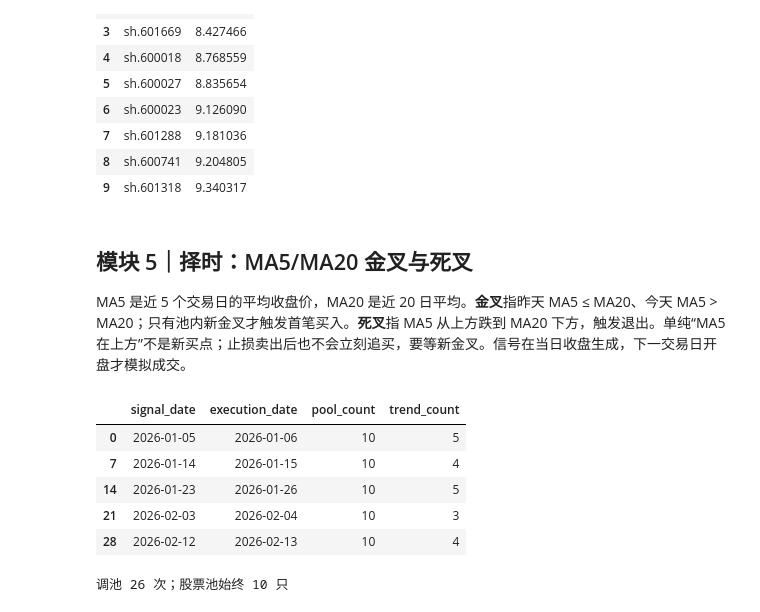
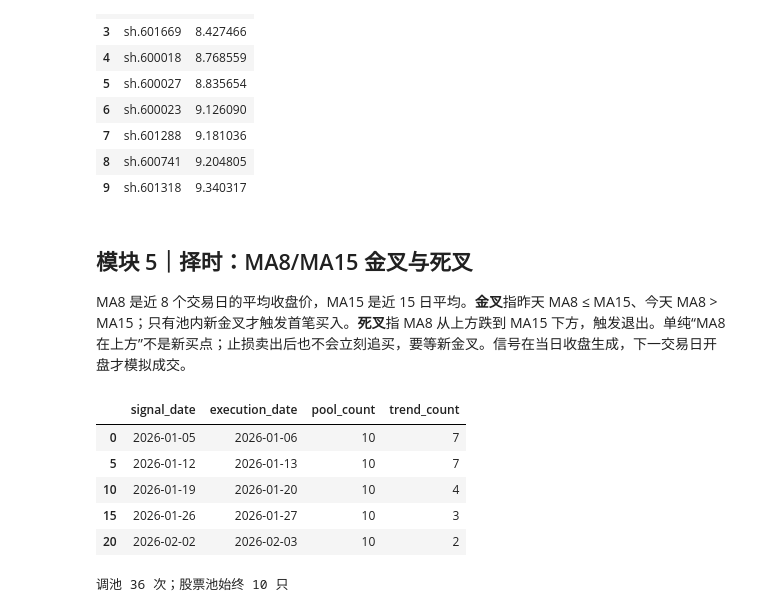
Before and after one commit to ZhengrongYue/MiniQuant, a Jupyter notebook: simple_framework.ipynb, the cells around one changed output. Saved outputs shown, nothing was run; the diff lists cells and outputs as text; code cells hidden in the pictures.

```diff
--- a/simple_framework.ipynb
+++ b/simple_framework.ipynb
@@ -25,15 +25,15 @@ DATA = Path('data/private')
 DATA.mkdir(parents=True, exist_ok=True)
 START_DATE, FIRST_DAY, END_DATE = '2025-12-01', '2026-01-05', '2026-09-30'
 POOL_SIZE, PE_LOWER, PE_UPPER = 10, 8.0, 30.0
-MA_FAST, MA_SLOW, ATR_WINDOW = 5, 20, 14
+MA_FAST, MA_SLOW, ATR_WINDOW = 8, 15, 14
 INITIAL_CASH = 100_000.0
 COMMISSION_RATE, MIN_COMMISSION = 0.0003, 5.0   # 券商万三；每笔佣金最低 5 元
 STAMP_DUTY_RATE = 0.0005                       # 2026 年卖出印花税：万分之五
 TRANSFER_RATE = 0.00001                        # 过户费双边：十万分之一
 TOTAL_RISK, NAME_RISK, MAX_NAME_WEIGHT = 0.01, 0.002, 0.10
 RISK_BUFFER = 0.95  # 下单时只用 95% 的组合风险预算，给费用和净值波动留余量
-INITIAL_STOP, ARM_GAIN, TRAIL_BACK = 0.03, 0.08, 0.03
-ATR_MULT, TRANCHES, ADD_PROFIT_STEP = 2.0, 3, 0.02  # 两次加仓阈值：+2%、+4%
+INITIAL_STOP, ARM_GAIN, TRAIL_BACK = 0.025, 0.08, 0.025
+ATR_MULT, TRANCHES, ADD_PROFIT_STEP = 1.5, 3, 0.02  # 两次加仓阈值：+2%、+4%
 BAR_FIELDS = 'date,code,open,high,low,close,volume,amount,tradestatus,peTTM,isST'
 REPORT_DATES = ('2025-09-30', '2025-12-31', '2026-03-31', '2026-06-30')
 EASTMONEY_API = 'https://datacenter-web.eastmoney.com/api/data/v1/get'
@@ -340,47 +340,47 @@ display(first_pool.reset_index(drop=True))
 | 8 | sh.600741 | 9.204805 |
 | 9 | sh.601318 | 9.340317 |
 # %% [markdown]
-## 模块 5｜择时：MA5/MA20 金叉与死叉
+## 模块 5｜择时：MA8/MA15 金叉与死叉
 
-MA5 是近 5 个交易日的平均收盘价，MA20 是近 20 日平均。**金叉**指昨天 MA5 ≤ MA20、今天 MA5 > MA20；只有池内新金叉才触发首笔买入。**死叉**指 MA5 从上方跌到 MA20 下方，触发退出。单纯“MA5 在上方”不是新买点；止损卖出后也不会立刻追买，要等新金叉。信号在当日收盘生成，下一交易日开盘才模拟成交。
+MA8 是近 8 个交易日的平均收盘价，MA15 是近 15 日平均。**金叉**指昨天 MA8 ≤ MA15、今天 MA8 > MA15；只有池内新金叉才触发首笔买入。**死叉**指 MA8 从上方跌到 MA15 下方，触发退出。单纯“MA8 在上方”不是新买点；止损卖出后也不会立刻追买，要等新金叉。信号在当日收盘生成，下一交易日开盘才模拟成交。
 # %%
-def build_decisions(bars, reports, benchmark, first=FIRST_DAY, every=7):
-    """收盘信号：每 7 个交易日调池，MA5/MA20 金叉和死叉单独记录。"""
+def build_decisions(bars, reports, benchmark, first=FIRST_DAY, every=5):
+    """收盘信号：每 5 个交易日调池，MA8/MA15 金叉和死叉单独记录。"""
     dates = list(benchmark.loc[benchmark.date >= pd.Timestamp(first), 'date'])
     by_day = {day: frame for day, frame in bars.groupby('date', sort=False)}
     pool = set()
     records = []
     for i, day in enumerate(dates[:-1]):
         today = by_day[day]
         rebalance = i % every == 0
         eligible_count = None
         if rebalance:
             chosen, eligible_count = select_pool(today, reports, day)
             pool = set(chosen)
         golden = set(today.loc[today.golden_cross, 'code']) & pool
         death = set(today.loc[today.dead_cross, 'code'])
         trend = set(today.loc[today.fast_ma > today.slow_ma, 'code']) & pool
         records.append({
             'signal_date': day, 'execution_date': dates[i + 1], 'rebalance': rebalance,
             'eligible_count': eligible_count, 'pool_count': len(pool),
             'trend_count': len(trend), 'pool': frozenset(pool),
             'golden': frozenset(golden), 'death': frozenset(death),
         })
     return pd.DataFrame(records)
 
 
-decisions = build_decisions(bars, reports, benchmark, first=FIRST_DAY, every=7)
+decisions = build_decisions(bars, reports, benchmark, first=FIRST_DAY, every=5)
 display(decisions.loc[decisions.rebalance,
                       ['signal_date', 'execution_date', 'pool_count', 'trend_count']].head(5))
 print(f'调池 {int(decisions.rebalance.sum())} 次；股票池始终 10 只')
 assert decisions.pool_count.eq(10).all()
 assert (decisions.execution_date > decisions.signal_date).all()
 # %% [output]
 |  | signal_date | execution_date | pool_count | trend_count |
-| 0 | 2026-01-05 | 2026-01-06 | 10 | 5 |
-| 7 | 2026-01-14 | 2026-01-15 | 10 | 4 |
-| 14 | 2026-01-23 | 2026-01-26 | 10 | 5 |
-| 21 | 2026-02-03 | 2026-02-04 | 10 | 3 |
-| 28 | 2026-02-12 | 2026-02-13 | 10 | 4 |
+| 0 | 2026-01-05 | 2026-01-06 | 10 | 7 |
+| 5 | 2026-01-12 | 2026-01-13 | 10 | 7 |
+| 10 | 2026-01-19 | 2026-01-20 | 10 | 4 |
+| 15 | 2026-01-26 | 2026-01-27 | 10 | 3 |
+| 20 | 2026-02-02 | 2026-02-03 | 10 | 2 |
-调池 26 次；股票池始终 10 只
+调池 36 次；股票池始终 10 只
 # %% [markdown]
```
Also changed, not shown: parts of 12 cells of this notebook, 2 other files.
